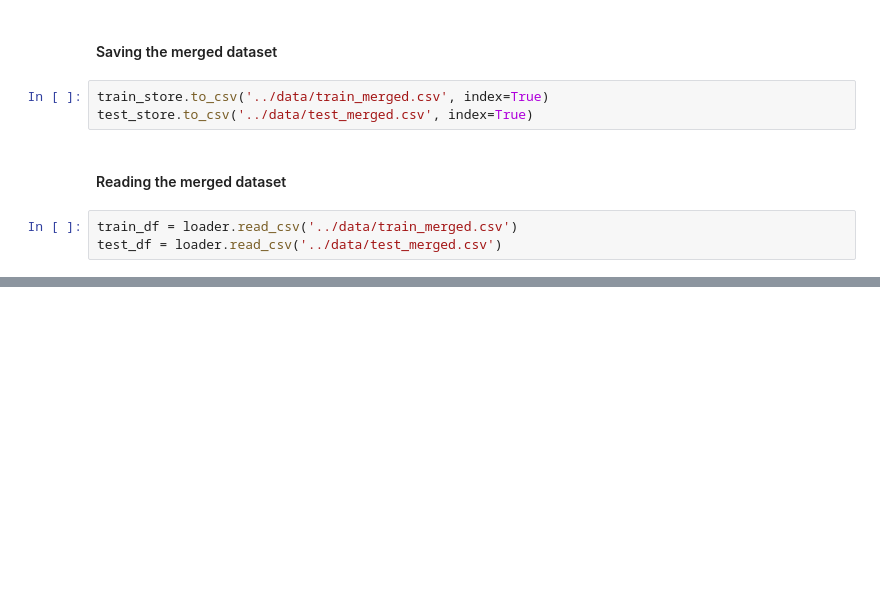
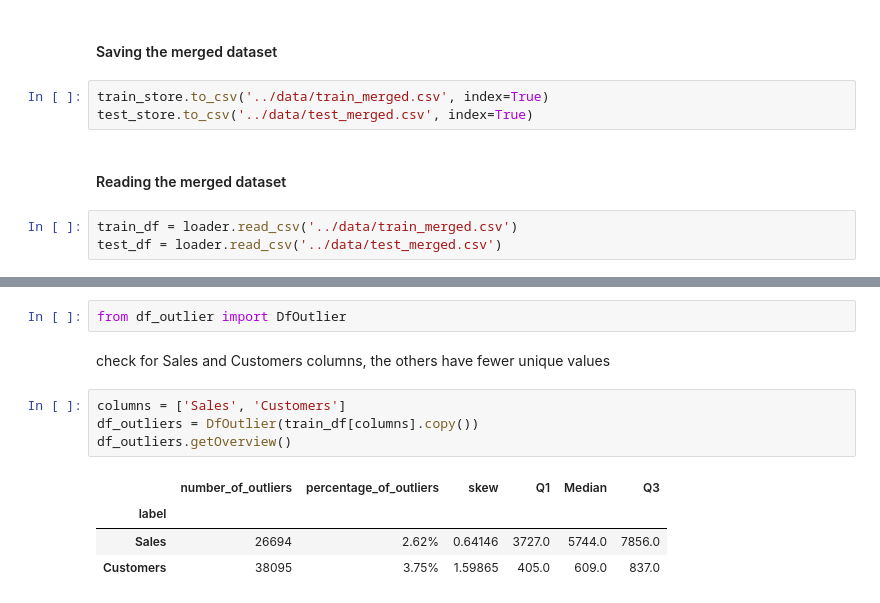
Before and after one commit to yonamg/Pharmaceutical-Sales-Prediction, a Jupyter notebook: notebook/Sales_Preprocessing.ipynb, the cells around one changed output, grey strips where cells are left out. Saved outputs shown, nothing was run; the diff lists cells and outputs as text; blank space fills up the shorter version.

```diff
--- a/notebook/Sales_Preprocessing.ipynb
+++ b/notebook/Sales_Preprocessing.ipynb
@@ -298,0 +309,13 @@ preprocess.get_missing_data_percentage(test_df)
+# %%
+from df_outlier import DfOutlier
+# %% [markdown]
+check for Sales and Customers columns, the others have fewer unique values
+# %%
+columns = ['Sales', 'Customers']
+df_outliers = DfOutlier(train_df[columns].copy())
+df_outliers.getOverview()
+# %% [output]
+|  | number_of_outliers | percentage_of_outliers | skew | Q1 | Median | Q3 |
+| label |  |  |  |  |  |  |
+| Sales | 26694 | 2.62% | 0.64146 | 3727.0 | 5744.0 | 7856.0 |
+| Customers | 38095 | 3.75% | 1.59865 | 405.0 | 609.0 | 837.0 |
```
Also changed, not shown: parts of 32 cells of this notebook, 2 other files.
